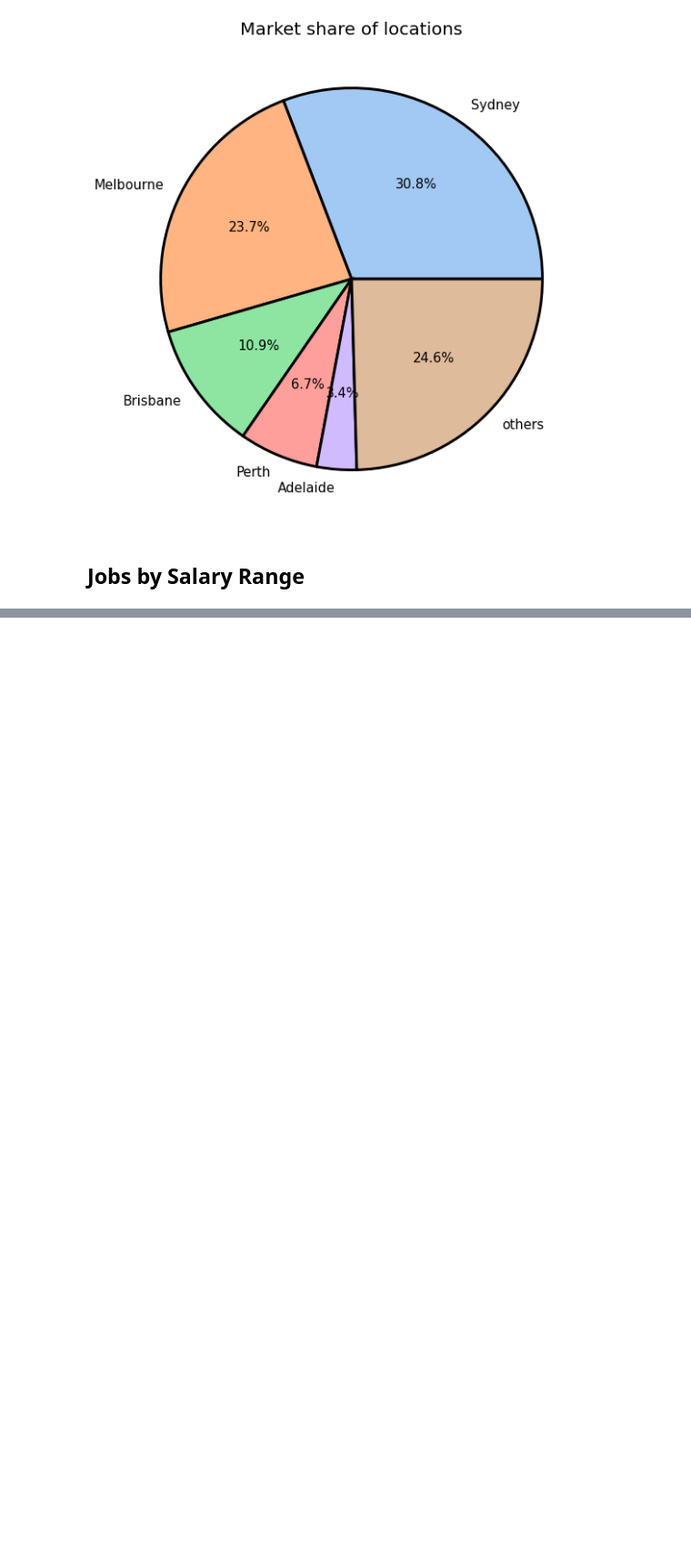
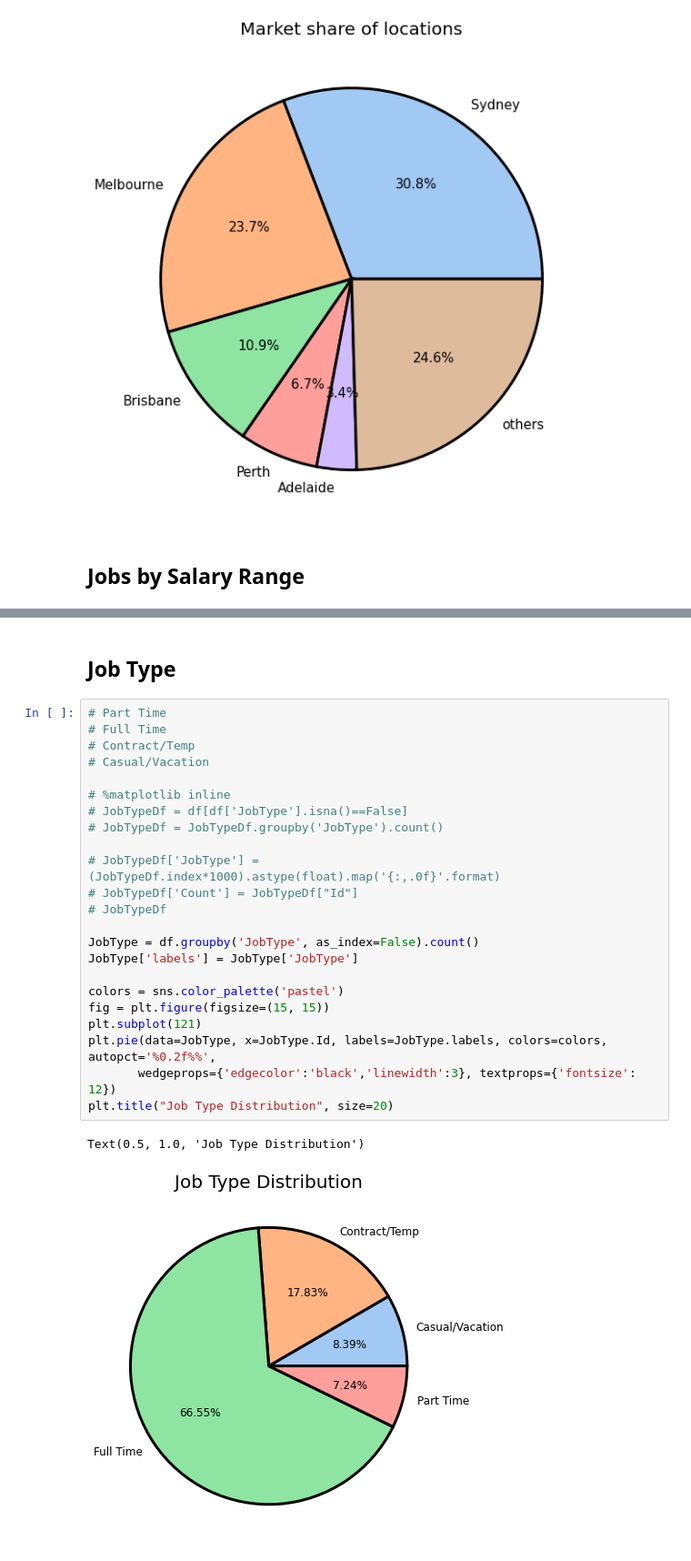
Before and after one commit to zacjensen/3803ICT-Assignment, a Jupyter notebook: 2.1). Job Attributes.ipynb, the cells around one changed output, grey strips where cells are left out. Shown at 91% size. Saved outputs shown, nothing was run; the diff lists cells and outputs as text; blank space fills up the shorter version.

```diff
--- a/2.1). Job Attributes.ipynb
+++ b/2.1). Job Attributes.ipynb
@@ -106,0 +154,28 @@ Text(0.5, 1.0, 'Job Posts by Highest Salary')
+# %% [markdown]
+## Job Type
+# %%
+# Part Time
+# Full Time
+# Contract/Temp
+# Casual/Vacation
+
+# %matplotlib inline
+# JobTypeDf = df[df['JobType'].isna()==False]
+# JobTypeDf = JobTypeDf.groupby('JobType').count()
+
+# JobTypeDf['JobType'] = (JobTypeDf.index*1000).astype(float).map('{:,.0f}'.format)
+# JobTypeDf['Count'] = JobTypeDf["Id"]
+# JobTypeDf
+
+JobType = df.groupby('JobType', as_index=False).count()
+JobType['labels'] = JobType['JobType']
+
+colors = sns.color_palette('pastel')
+fig = plt.figure(figsize=(15, 15))
+plt.subplot(121)
+plt.pie(data=JobType, x=JobType.Id, labels=JobType.labels, colors=colors, autopct='%0.2f%%',
+       wedgeprops={'edgecolor':'black','linewidth':3}, textprops={'fontsize': 12})
+plt.title("Job Type Distribution", size=20)
+# %% [output]
+Text(0.5, 1.0, 'Job Type Distribution')
+[figure, added]
```
Also changed, not shown: parts of 4 cells of this notebook, 12 other files.
